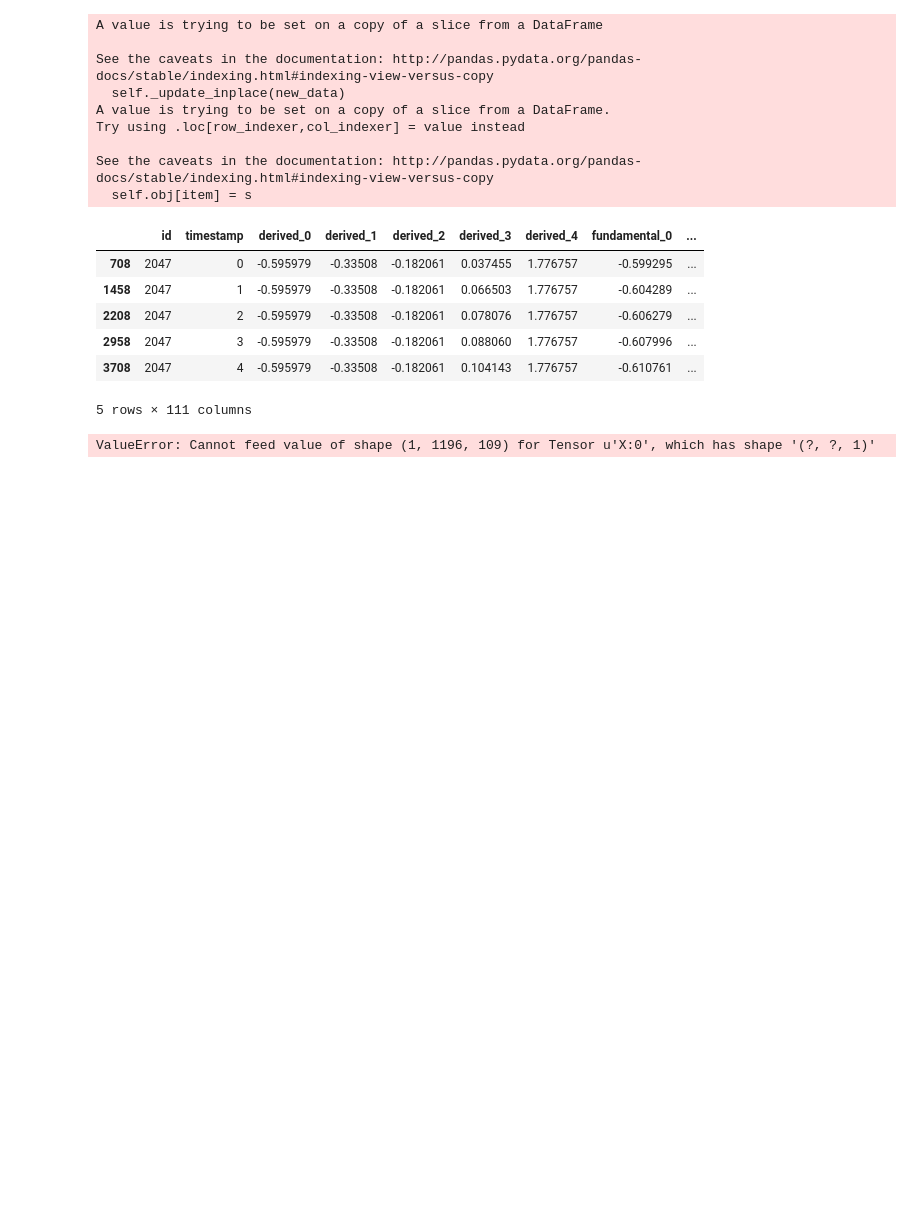
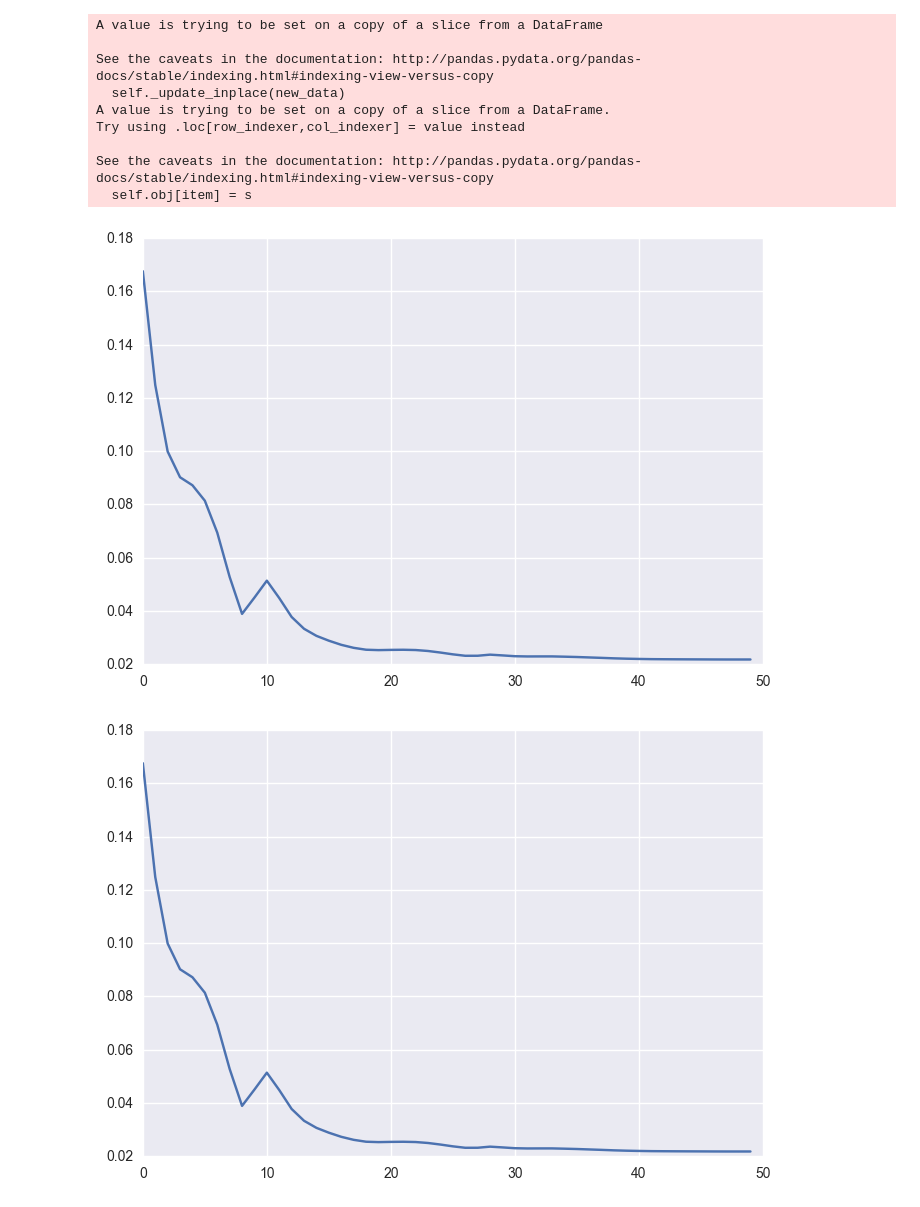
Before and after one commit to xuezhizeng/two-sigma-kaggle, a Jupyter notebook: comp_data_sanity_check.ipynb, the cells around one changed output. Saved outputs shown, nothing was run; the diff lists cells and outputs as text; code cells hidden in the pictures; blank space fills up the shorter version.

```diff
--- a/comp_data_sanity_check.ipynb
+++ b/comp_data_sanity_check.ipynb
@@ -18,3 +20,9 @@ import seaborn as sns
 from IPython import display
 
 data_root = './data/'
+# %%
+def dyn_plot(history):
+    plt.clf()
+    plt.plot(history)
+    display.clear_output(wait=True)
+    display.display(plt.gcf())
@@ -21,6 +31,5 @@ data_root = './data/'
 # %%
 raw_df = pd.read_hdf(data_root + 'train.h5')
 
-# raw_sample_df = raw_df[raw_df['id'].isin([2047,1738])]
-raw_sample_df = raw_df[raw_df['id'].isin([2047])]
+raw_sample_df = raw_df[raw_df['id'].isin([2047,1738])]
 raw_df = None # Release memory
@@ -58,20 +55,10 @@ Try using .loc[row_indexer,col_indexer] = value instead
 
 See the caveats in the documentation: http://pandas.pydata.org/pandas-docs/stable/indexing.html#indexing-view-versus-copy
   self.obj[item] = s
-# %%
-scaled_train_df.head()
-# %% [output]
-|  | id | timestamp | derived_0 | derived_1 | derived_2 | derived_3 | derived_4 | fundamental_0 | ... |
-| 708 | 2047 | 0 | -0.595979 | -0.33508 | -0.182061 | 0.037455 | 1.776757 | -0.599295 | ... |
-| 1458 | 2047 | 1 | -0.595979 | -0.33508 | -0.182061 | 0.066503 | 1.776757 | -0.604289 | ... |
-| 2208 | 2047 | 2 | -0.595979 | -0.33508 | -0.182061 | 0.078076 | 1.776757 | -0.606279 | ... |
-| 2958 | 2047 | 3 | -0.595979 | -0.33508 | -0.182061 | 0.088060 | 1.776757 | -0.607996 | ... |
-| 3708 | 2047 | 4 | -0.595979 | -0.33508 | -0.182061 | 0.104143 | 1.776757 | -0.610761 | ... |
-5 rows × 111 columns
 # %%
-num_epoch = 400
-batch_size = 1
-num_feat = 1
+num_epoch = 25
+batch_size = 2
+num_feat = 109
 lstm_size = 32
 fc_hidd_size = 16
 lr = 1e-3
@@ -81,8 +68,9 @@ session = tf.Session()
 session.run(tf.global_variables_initializer())
 # %%
 history = []
-for loss in M.fit(session, scaled_train_df, num_epoch, batch_size):
+for loss in M.fit_on_sample(session, scaled_train_df, num_epoch, batch_size):
     history.append(loss)
     dyn_plot(np.sqrt(history))
 # %% [output]
-ValueError: Cannot feed value of shape (1, 1196, 109) for Tensor u'X:0', which has shape '(?, ?, 1)'
+[figure, added]
+[figure, added]
```
Also changed, not shown: parts of 10 cells of this notebook, 1 other file.
